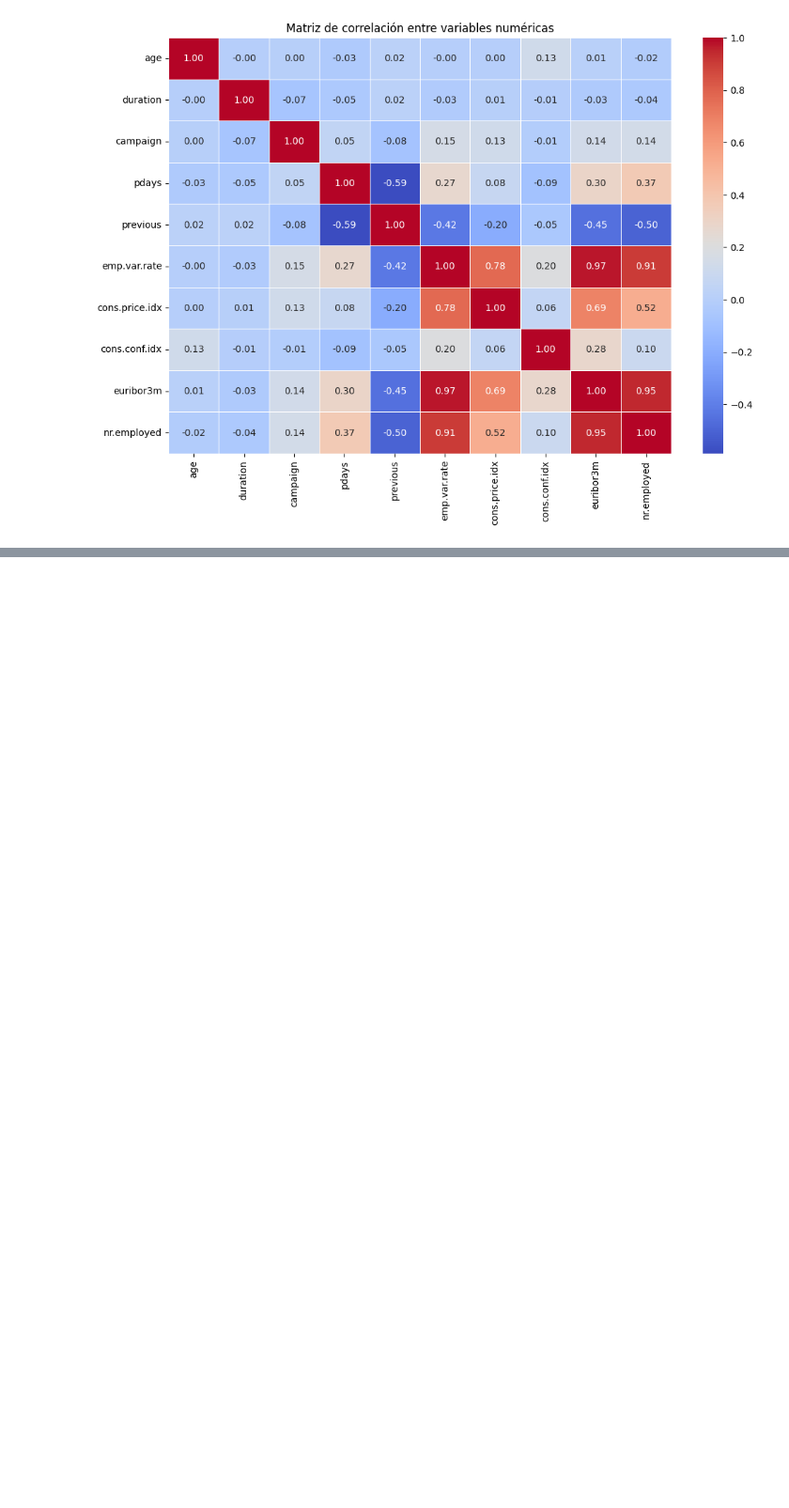
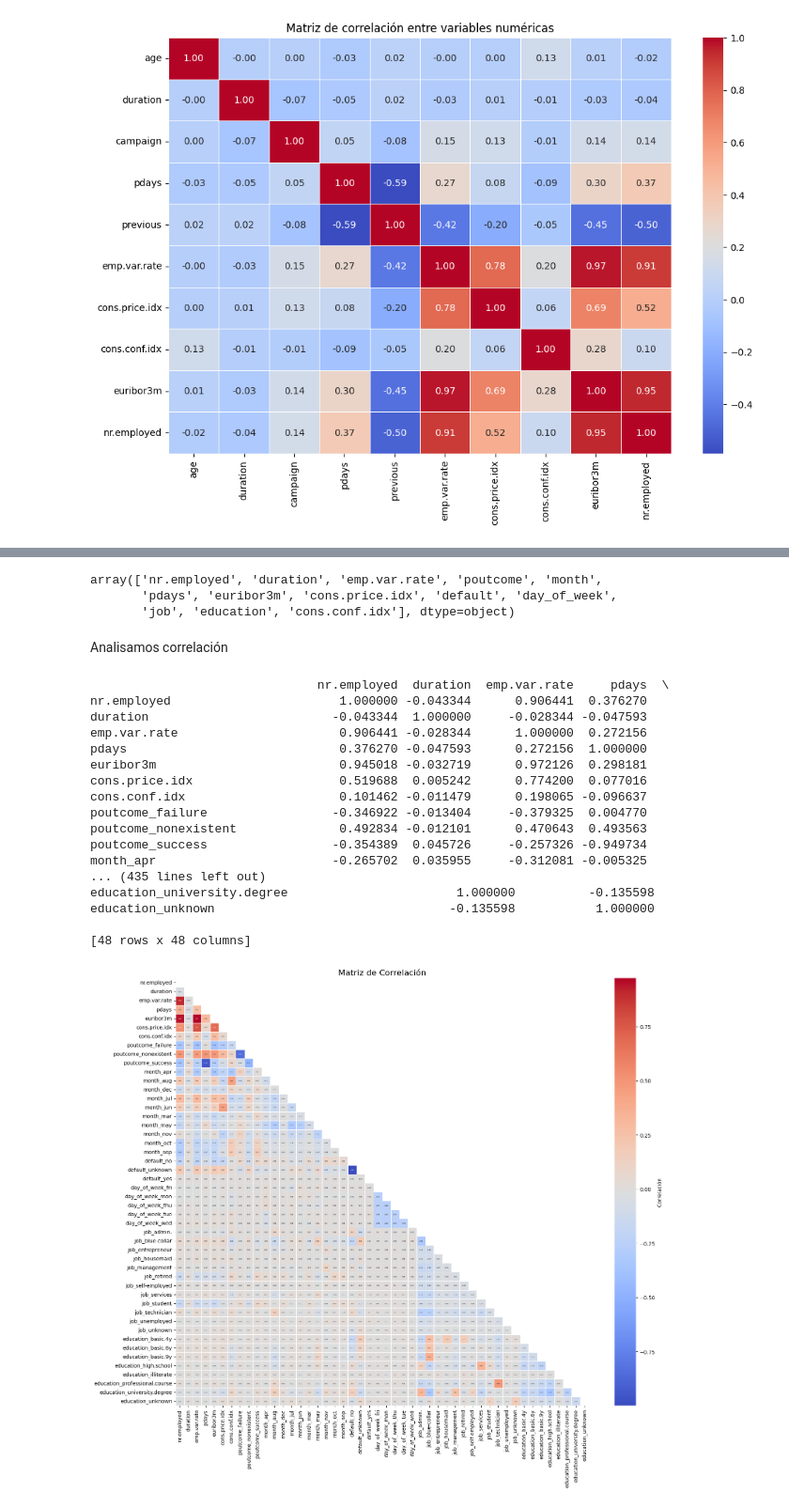
Before and after one commit to 4GeeksAcademy/Pauline-Your-first-ML-algorithm, a Jupyter notebook: src/explore.ipynb, the cells around one changed output, grey strips where cells are left out. Shown at 94% size. Saved outputs shown, nothing was run; the diff lists cells and outputs as text; code cells hidden in the pictures; blank space fills up the shorter version.

```diff
--- a/src/explore.ipynb
+++ b/src/explore.ipynb
@@ -396,0 +345,6 @@ TypeError: LabelEncoder.fit_transform() takes 2 positional arguments but 3 were
+# %%
+df_imp[df_imp.Importance>1]['Feature'].values
+# %% [output]
+array(['nr.employed', 'duration', 'emp.var.rate', 'poutcome', 'month',
+       'pdays', 'euribor3m', 'cons.price.idx', 'default', 'day_of_week',
+       'job', 'education', 'cons.conf.idx'], dtype=object)
@@ -396,0 +355,2 @@ TypeError: LabelEncoder.fit_transform() takes 2 positional arguments but 3 were
+# %% [markdown]
+Analisamos correlación
@@ -396,0 +374,30 @@ TypeError: LabelEncoder.fit_transform() takes 2 positional arguments but 3 were
+# %%
+#Correlación :
+corr_matrix = X_train_processed_df.corr() #pandas lo convierte implícitamente en df con _df
+print(corr_matrix)
+
+# Vizualisamos :
+mask = np.triu(np.ones_like(corr_matrix, dtype=bool))
+plt.figure(figsize=(18,15))
+sns.heatmap(corr_matrix, annot=True, mask=mask, cmap='coolwarm', linewidths=0.5, fmt='.2f', cbar_kws={'label': 'Correlación'}, annot_kws={'size': 3})
+plt.title("Matriz de Correlación", fontsize=16)
+plt.show()
+# %% [output]
+                               nr.employed  duration  emp.var.rate     pdays  \
+nr.employed                       1.000000 -0.043344      0.906441  0.376270
+duration                         -0.043344  1.000000     -0.028344 -0.047593
+emp.var.rate                      0.906441 -0.028344      1.000000  0.272156
+pdays                             0.376270 -0.047593      0.272156  1.000000
+euribor3m                         0.945018 -0.032719      0.972126  0.298181
+cons.price.idx                    0.519688  0.005242      0.774200  0.077016
+cons.conf.idx                     0.101462 -0.011479      0.198065 -0.096637
+poutcome_failure                 -0.346922 -0.013404     -0.379325  0.004770
+poutcome_nonexistent              0.492834 -0.012101      0.470643  0.493563
+poutcome_success                 -0.354389  0.045726     -0.257326 -0.949734
+month_apr                        -0.265702  0.035955     -0.312081 -0.005325
+... (435 lines left out)
+education_university.degree                       1.000000          -0.135598
+education_unknown                                -0.135598           1.000000
+
+[48 rows x 48 columns]
+[figure, added]
```
Also changed, not shown: parts of 16 cells of this notebook.
